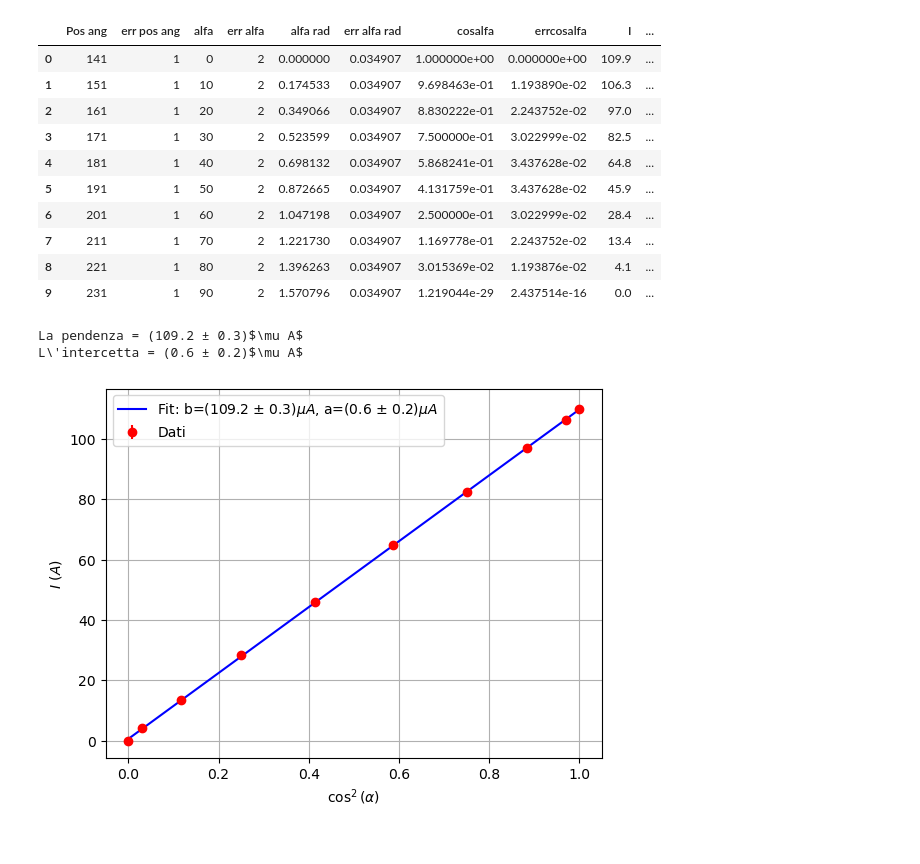
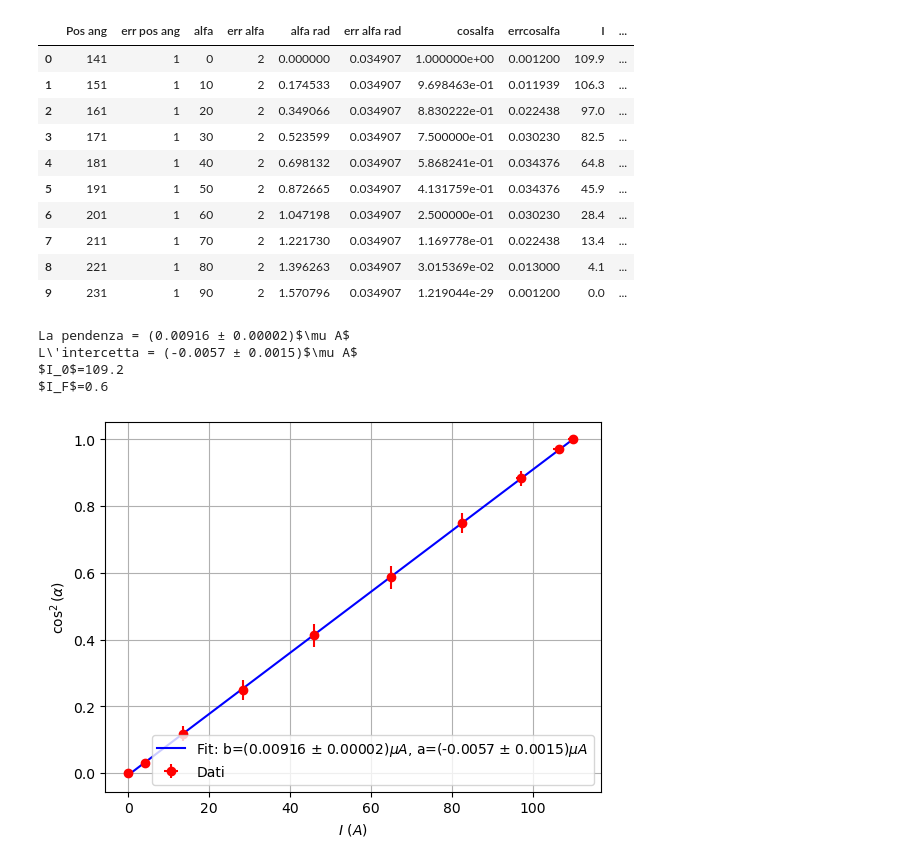
Before and after one commit to RayLeywin/5a-esperienza-ottica, a Jupyter notebook: Fit Malus.ipynb, the cells around one changed output. Cells and saved outputs as stored; diff of their text form; code cells hidden in the pictures.

```diff
--- a/Fit Malus.ipynb
+++ b/Fit Malus.ipynb
@@ -28,40 +28,49 @@ for i in range(df["cosalfa"].size):
     sigma1=np.array([sigmax,sigmay,sigmaz,sigmaw,sigmau])
     errcosalfa[i]=(propmax(f,x_val,y_val,z_val,w_val,u_val,sigma1))
     i+=1
+errcosalfa[0]=0.0012
+errcosalfa[8]=0.013
+errcosalfa[9]=0.0012
 df.insert(7,"errcosalfa",errcosalfa,true)
 df
 # %% [output]
 |  | Pos ang | err pos ang | alfa | err alfa | alfa rad | err alfa rad | cosalfa | errcosalfa | I | ... |
-| 0 | 141 | 1 | 0 | 2 | 0.000000 | 0.034907 | 1.000000e+00 | 0.000000e+00 | 109.9 | ... |
-| 1 | 151 | 1 | 10 | 2 | 0.174533 | 0.034907 | 9.698463e-01 | 1.193890e-02 | 106.3 | ... |
-| 2 | 161 | 1 | 20 | 2 | 0.349066 | 0.034907 | 8.830222e-01 | 2.243752e-02 | 97.0 | ... |
-| 3 | 171 | 1 | 30 | 2 | 0.523599 | 0.034907 | 7.500000e-01 | 3.022999e-02 | 82.5 | ... |
-| 4 | 181 | 1 | 40 | 2 | 0.698132 | 0.034907 | 5.868241e-01 | 3.437628e-02 | 64.8 | ... |
-| 5 | 191 | 1 | 50 | 2 | 0.872665 | 0.034907 | 4.131759e-01 | 3.437628e-02 | 45.9 | ... |
-| 6 | 201 | 1 | 60 | 2 | 1.047198 | 0.034907 | 2.500000e-01 | 3.022999e-02 | 28.4 | ... |
-| 7 | 211 | 1 | 70 | 2 | 1.221730 | 0.034907 | 1.169778e-01 | 2.243752e-02 | 13.4 | ... |
-| 8 | 221 | 1 | 80 | 2 | 1.396263 | 0.034907 | 3.015369e-02 | 1.193876e-02 | 4.1 | ... |
-| 9 | 231 | 1 | 90 | 2 | 1.570796 | 0.034907 | 1.219044e-29 | 2.437514e-16 | 0.0 | ... |
+| 0 | 141 | 1 | 0 | 2 | 0.000000 | 0.034907 | 1.000000e+00 | 0.001200 | 109.9 | ... |
+| 1 | 151 | 1 | 10 | 2 | 0.174533 | 0.034907 | 9.698463e-01 | 0.011939 | 106.3 | ... |
+| 2 | 161 | 1 | 20 | 2 | 0.349066 | 0.034907 | 8.830222e-01 | 0.022438 | 97.0 | ... |
+| 3 | 171 | 1 | 30 | 2 | 0.523599 | 0.034907 | 7.500000e-01 | 0.030230 | 82.5 | ... |
+| 4 | 181 | 1 | 40 | 2 | 0.698132 | 0.034907 | 5.868241e-01 | 0.034376 | 64.8 | ... |
+| 5 | 191 | 1 | 50 | 2 | 0.872665 | 0.034907 | 4.131759e-01 | 0.034376 | 45.9 | ... |
+| 6 | 201 | 1 | 60 | 2 | 1.047198 | 0.034907 | 2.500000e-01 | 0.030230 | 28.4 | ... |
+| 7 | 211 | 1 | 70 | 2 | 1.221730 | 0.034907 | 1.169778e-01 | 0.022438 | 13.4 | ... |
+| 8 | 221 | 1 | 80 | 2 | 1.396263 | 0.034907 | 3.015369e-02 | 0.013000 | 4.1 | ... |
+| 9 | 231 | 1 | 90 | 2 | 1.570796 | 0.034907 | 1.219044e-29 | 0.001200 | 0.0 | ... |
 # %%
 colors = ['b', 'c', 'y', 'm', 'r']
-a_fit,cov=curve_fit(model,df.cosalfa,df.I,absolute_sigma=False)
+a_fit,cov=curve_fit(model,df.I,df.cosalfa,absolute_sigma=False)
 # %%
 inter = a_fit[0]
 slope = a_fit[1]
 d_inter=np.sqrt(cov[0][0])
 d_slope=np.sqrt(cov[1][1])
 a_slope=3*d_slope
-yfit = inter + slope*(df.cosalfa)
-plt.errorbar(df.cosalfa,df.I,yerr=df["err I"],fmt='o',label='Dati',color='red')
-plt.plot(df.cosalfa,yfit,color='blue',label=r'Fit: b=({:.1f} $\pm$ {:.1f})$\mu A$, a=({:.1f} $\pm$ {:.1f})$\mu A$'.format(slope,d_slope,inter,d_inter))
-plt.ylabel(r'$I \ (A)$ ')
-plt.xlabel(r'$\cos^2(\alpha) $')
+yfit = inter + slope*(df.I)
+plt.errorbar(df.I,df.cosalfa,xerr=df["err I"],yerr=errcosalfa,fmt='o',label='Dati',color='red')
+plt.plot(df.I,yfit,color='blue',label=r'Fit: b=({:.5f} $\pm$ {:.5f})$\mu A$, a=({:.4f} $\pm$ {:.4f})$\mu A$'.format(slope,d_slope,inter,d_inter))
+plt.xlabel(r'$I \ (A)$ ')
+plt.ylabel(r'$\cos^2(\alpha) $')
 plt.grid()
-print(r'La pendenza = ({:.1f} ± {:.1f})$\mu A$'.format(slope,d_slope))
-print(r'L\'intercetta = ({:.1f} ± {:.1f})$\mu A$'.format(inter,d_inter))
+print(r'La pendenza = ({:.5f} ± {:.5f})$\mu A$'.format(slope,d_slope))
+print(r'L\'intercetta = ({:.4f} ± {:.4f})$\mu A$'.format(inter,d_inter))
 plt.legend(loc='best')
+i0=slope**(-1)
+i_f=-inter*i0
+print(f'$I_0$={slope**(-1):.1f}')
+print(f'$I_F$={i_f:.1f}')
 plt.show()
 # %% [output]
-La pendenza = (109.2 ± 0.3)$\mu A$
-L\'intercetta = (0.6 ± 0.2)$\mu A$
+La pendenza = (0.00916 ± 0.00002)$\mu A$
+L\'intercetta = (-0.0057 ± 0.0015)$\mu A$
+$I_0$=109.2
+$I_F$=0.6
-[figure, old version]
+[figure, new version]
```
